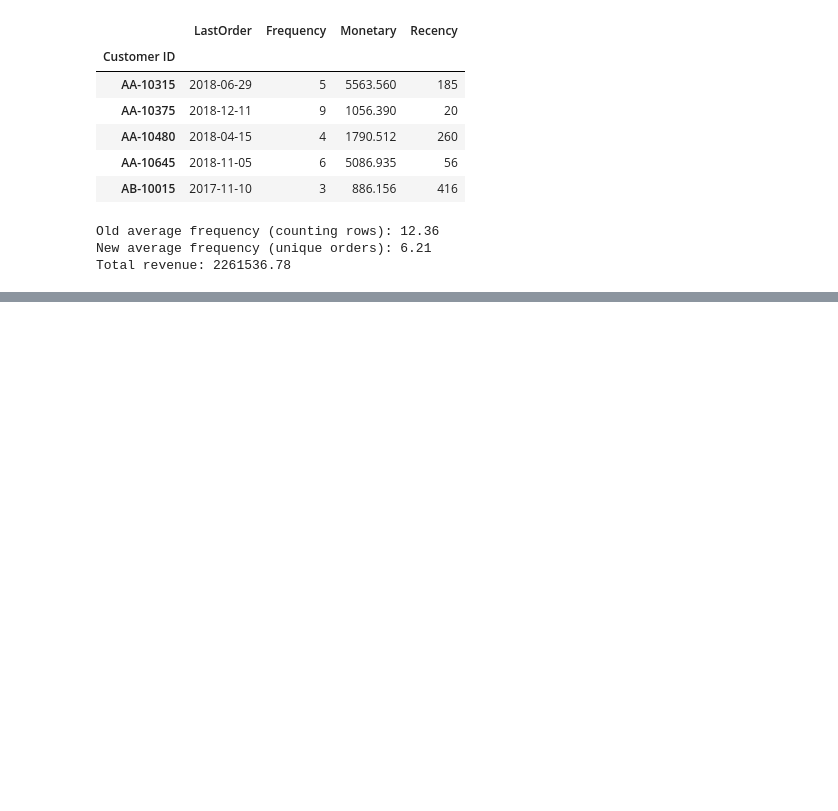
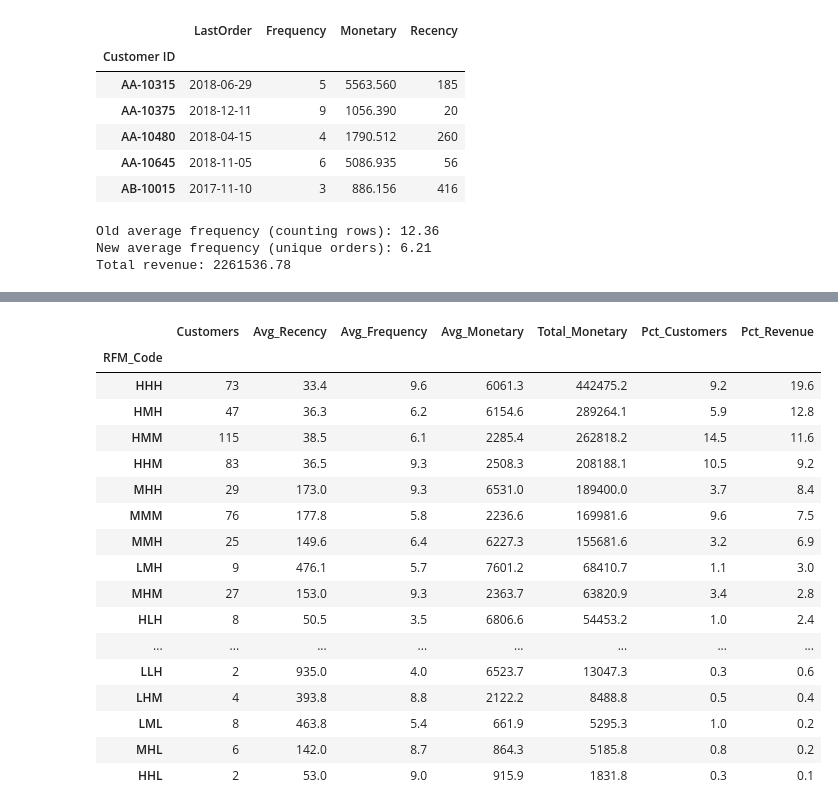
Before and after one commit to mwhan99/rfm-customer-segmentation, a Jupyter notebook: analysis.ipynb, the cells around one changed output, grey strips where cells are left out. Drawn from its saved outputs; the diff is of its cells as text; code cells hidden in the pictures; blank space fills up the shorter version.

```diff
--- a/analysis.ipynb
+++ b/analysis.ipynb
@@ -86,0 +141,10 @@ Total revenue: 2261536.78
+# %%
+rfm["R"] = pd.cut(rfm["Recency"], bins=[0, 90, 365, float("inf")], labels=["H", "M", "L"])
+rfm["F"] = pd.cut(rfm["Frequency"], bins=[0, 4, 7, float("inf")], labels=["L", "M", "H"])
+
+m_low = rfm["Monetary"].quantile(0.25)
+m_high = rfm["Monetary"].quantile(0.75)
+rfm["M"] = pd.cut(rfm["Monetary"], bins=[0, m_low, m_high, float("inf")],
+                  labels=["L", "M", "H"], right=False)
+
+rfm.head()
@@ -86,0 +166,3 @@ Total revenue: 2261536.78
+# %%
+rfm["RFM_Code"] = rfm["R"].astype(str) + rfm["F"].astype(str) + rfm["M"].astype(str)
+rfm["RFM_Code"].value_counts()
@@ -86,0 +187,32 @@ Total revenue: 2261536.78
+# %%
+summary = rfm.groupby("RFM_Code").agg(
+    Customers=("Recency", "size"),
+    Avg_Recency=("Recency", "mean"),
+    Avg_Frequency=("Frequency", "mean"),
+    Avg_Monetary=("Monetary", "mean"),
+    Total_Monetary=("Monetary", "sum"),
+).round(1)
+
+summary["Pct_Customers"] = (summary["Customers"] / len(rfm) * 100).round(1)
+summary["Pct_Revenue"] = (summary["Total_Monetary"] / total * 100).round(1)
+
+summary.sort_values("Total_Monetary", ascending=False)
+# %% [output]
+|  | Customers | Avg_Recency | Avg_Frequency | Avg_Monetary | Total_Monetary | Pct_Customers | Pct_Revenue |
+| RFM_Code |  |  |  |  |  |  |  |
+| HHH | 73 | 33.4 | 9.6 | 6061.3 | 442475.2 | 9.2 | 19.6 |
+| HMH | 47 | 36.3 | 6.2 | 6154.6 | 289264.1 | 5.9 | 12.8 |
+| HMM | 115 | 38.5 | 6.1 | 2285.4 | 262818.2 | 14.5 | 11.6 |
+| HHM | 83 | 36.5 | 9.3 | 2508.3 | 208188.1 | 10.5 | 9.2 |
+| MHH | 29 | 173.0 | 9.3 | 6531.0 | 189400.0 | 3.7 | 8.4 |
+| MMM | 76 | 177.8 | 5.8 | 2236.6 | 169981.6 | 9.6 | 7.5 |
+| MMH | 25 | 149.6 | 6.4 | 6227.3 | 155681.6 | 3.2 | 6.9 |
+| LMH | 9 | 476.1 | 5.7 | 7601.2 | 68410.7 | 1.1 | 3.0 |
+| MHM | 27 | 153.0 | 9.3 | 2363.7 | 63820.9 | 3.4 | 2.8 |
+| HLH | 8 | 50.5 | 3.5 | 6806.6 | 54453.2 | 1.0 | 2.4 |
+| ... | ... | ... | ... | ... | ... | ... | ... |
+| LLH | 2 | 935.0 | 4.0 | 6523.7 | 13047.3 | 0.3 | 0.6 |
+| LHM | 4 | 393.8 | 8.8 | 2122.2 | 8488.8 | 0.5 | 0.4 |
+| LML | 8 | 463.8 | 5.4 | 661.9 | 5295.3 | 1.0 | 0.2 |
+| MHL | 6 | 142.0 | 8.7 | 864.3 | 5185.8 | 0.8 | 0.2 |
+| HHL | 2 | 53.0 | 9.0 | 915.9 | 1831.8 | 0.3 | 0.1 |
```
Also changed, not shown: parts of 10 cells of this notebook.
